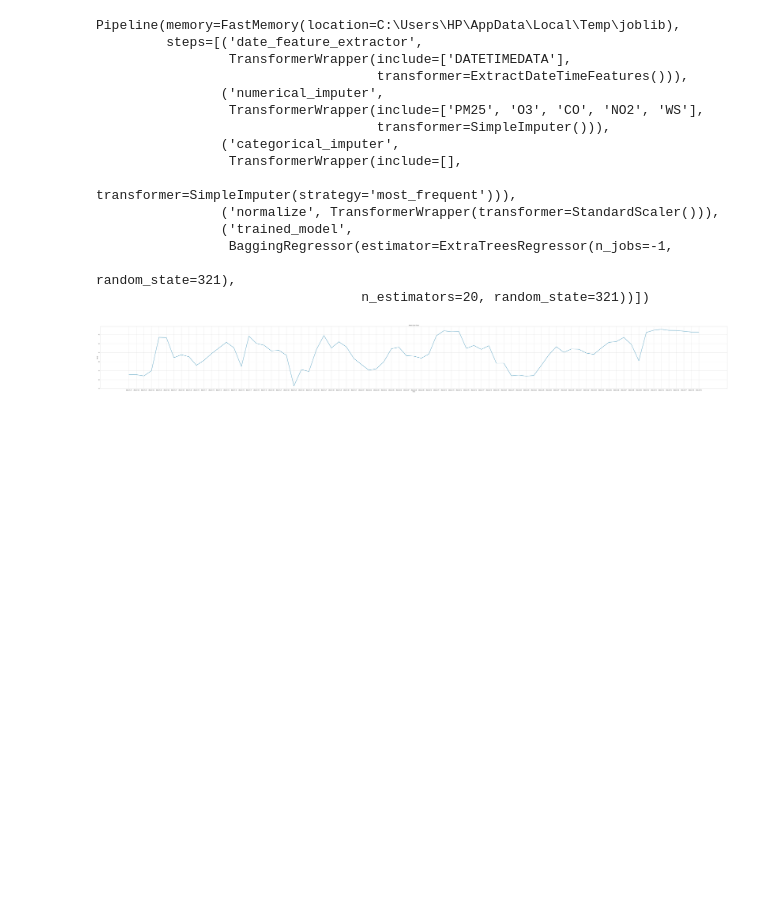
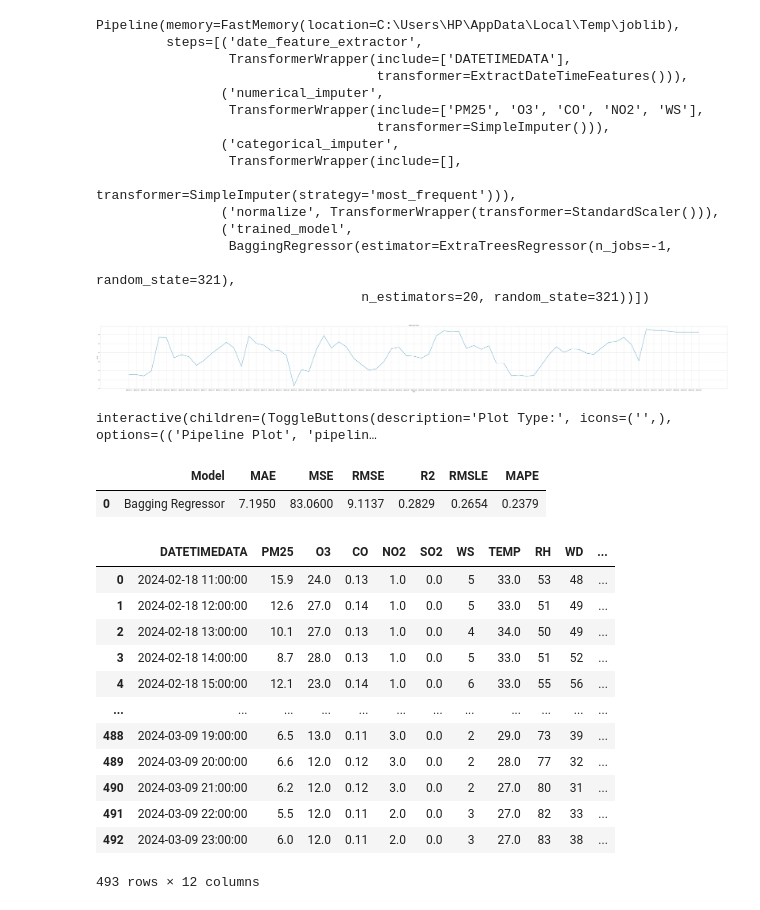
Before and after one commit to jayjiratta/predict_pm2.5, a Jupyter notebook: predict_PM10.ipynb, the cells around one changed output. Cells and saved outputs as stored; diff of their text form; code cells hidden in the pictures; blank space fills up the shorter version.

```diff
--- a/predict_PM10.ipynb
+++ b/predict_PM10.ipynb
@@ -214,3 +233,27 @@ plt.show()
 plt.show()
 # %% [output]
 [figure]
+# %%
+evaluate_model(bagged_model)
+# %% [output]
+interactive(children=(ToggleButtons(description='Plot Type:', icons=('',), options=(('Pipeline Plot', 'pipelin…
+# %%
+test['DATETIMEDATA'] = pd.to_datetime(test['DATETIMEDATA'])
+pre_PM10_test = predict_model(bagged_model,data=test)
+pre_PM10_test
+# %% [output]
+|  | Model | MAE | MSE | RMSE | R2 | RMSLE | MAPE |
+| 0 | Bagging Regressor | 7.1950 | 83.0600 | 9.1137 | 0.2829 | 0.2654 | 0.2379 |
+|  | DATETIMEDATA | PM25 | O3 | CO | NO2 | SO2 | WS | TEMP | RH | WD | ... |
+| 0 | 2024-02-18 11:00:00 | 15.9 | 24.0 | 0.13 | 1.0 | 0.0 | 5 | 33.0 | 53 | 48 | ... |
+| 1 | 2024-02-18 12:00:00 | 12.6 | 27.0 | 0.14 | 1.0 | 0.0 | 5 | 33.0 | 51 | 49 | ... |
+| 2 | 2024-02-18 13:00:00 | 10.1 | 27.0 | 0.13 | 1.0 | 0.0 | 4 | 34.0 | 50 | 49 | ... |
+| 3 | 2024-02-18 14:00:00 | 8.7 | 28.0 | 0.13 | 1.0 | 0.0 | 5 | 33.0 | 51 | 52 | ... |
+| 4 | 2024-02-18 15:00:00 | 12.1 | 23.0 | 0.14 | 1.0 | 0.0 | 6 | 33.0 | 55 | 56 | ... |
+| ... | ... | ... | ... | ... | ... | ... | ... | ... | ... | ... | ... |
+| 488 | 2024-03-09 19:00:00 | 6.5 | 13.0 | 0.11 | 3.0 | 0.0 | 2 | 29.0 | 73 | 39 | ... |
+| 489 | 2024-03-09 20:00:00 | 6.6 | 12.0 | 0.12 | 3.0 | 0.0 | 2 | 28.0 | 77 | 32 | ... |
+| 490 | 2024-03-09 21:00:00 | 6.2 | 12.0 | 0.12 | 3.0 | 0.0 | 2 | 27.0 | 80 | 31 | ... |
+| 491 | 2024-03-09 22:00:00 | 5.5 | 12.0 | 0.11 | 2.0 | 0.0 | 3 | 27.0 | 82 | 33 | ... |
+| 492 | 2024-03-09 23:00:00 | 6.0 | 12.0 | 0.11 | 2.0 | 0.0 | 3 | 27.0 | 83 | 38 | ... |
+493 rows × 12 columns
```
Also changed, not shown: parts of 6 cells of this notebook, 7 other files.
